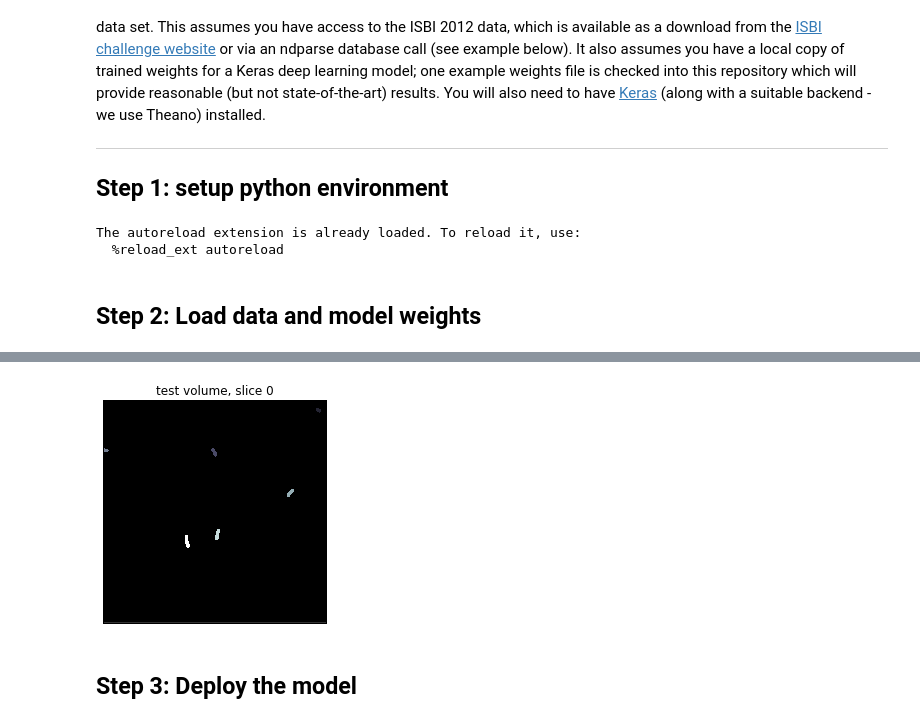
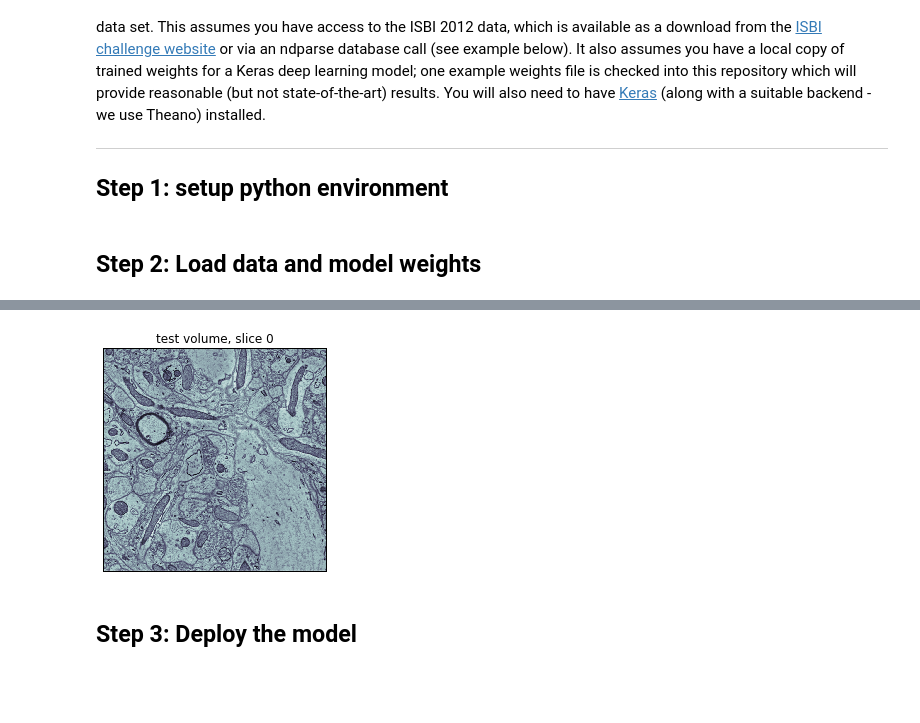
Before and after one commit to neurodata/ndparse, a Jupyter notebook: examples/isbi2012_deploy.ipynb, the cells around one changed output, grey strips where cells are left out. Cells and saved outputs as stored; diff of their text form; code cells hidden in the pictures; blank space fills up the shorter version.

Commit message:
fixing nddl imports and notebook

```diff
--- a/examples/isbi2012_deploy.ipynb
+++ b/examples/isbi2012_deploy.ipynb
@@ -12,13 +12,11 @@ This notebook shows how one might use a previously trained deep learning model t
 
 import sys, os, copy, logging, socket, time
 
-# TODO: a cleaner way to do this??
-sys.path.append(os.path.join('..', 'ndparse', 'algorithms'))
-
 import numpy as np
 import pylab as plt
 
-import nddl
+#from ndparse.algorithms import nddl as nddl
+import ndparse as ndp
 
 try:
     logger
@@ -29,9 +27,6 @@ except:
     ch = logging.StreamHandler()
     ch.setFormatter(logging.Formatter('[%(asctime)s:%(name)s:%(levelname)s]  %(message)s'))
     logger.addHandler(ch)
-# %% [output]
-The autoreload extension is already loaded. To reload it, use:
-  %reload_ext autoreload
 # %% [markdown]
 ## Step 2: Load data and model weights
 # %%
@@ -41,12 +36,12 @@ print "Running on system: %s" % socket.gethostname()
 weightsFile = './isbi2012_weights_e025.h5'
 
 
-if True:
+if False:
     # Using a local copy of data volume
-    inDir = '/home/pekalmj1/Data/EM_2012'
-    Xtrain = nddl.load_cube(os.path.join(inDir, 'train-volume.tif'))
-    Ytrain = nddl.load_cube(os.path.join(inDir, 'train-labels.tif'))
-    Xtest = nddl.load_cube(os.path.join(inDir, 'test-volume.tif'))
+    inDir = '/Users/graywr1/code/bio-segmentation/data/ISBI2012/'
+    Xtrain = ndp.nddl.load_cube(os.path.join(inDir, 'train-volume.tif'))
+    Ytrain = ndp.nddl.load_cube(os.path.join(inDir, 'train-labels.tif'))
+    Xtest = ndp.nddl.load_cube(os.path.join(inDir, 'test-volume.tif'))
 
 else:
     # example of using ndio database call
@@ -63,7 +58,7 @@ else:
     res = 1
 
     Xtest = nd.get_cutout(token, channel, xstart, xstop, ystart, ystop, zstart, zstop, resolution=res)
-    Xtest = np.transpose(rawData, [2, 0, 1])
+    Xtest = np.transpose(Xtest, [2, 0, 1])
     Xtest = Xtest[:, np.newaxis, :, :]  # add a channel dimension
     print 'time elapsed is: {} seconds'.format(time.time()-tic)
 
@@ -83,5 +78,5 @@ time elapsed is: 6.44502305984 seconds
 Test data shape is: (100, 1, 1024, 1024)
-[figure, old version]
+[figure, new version]
 # %% [markdown]
 ## Step 3: Deploy the model
 # %%
```
Also changed, not shown: parts of 3 cells of this notebook, 3 other files.
